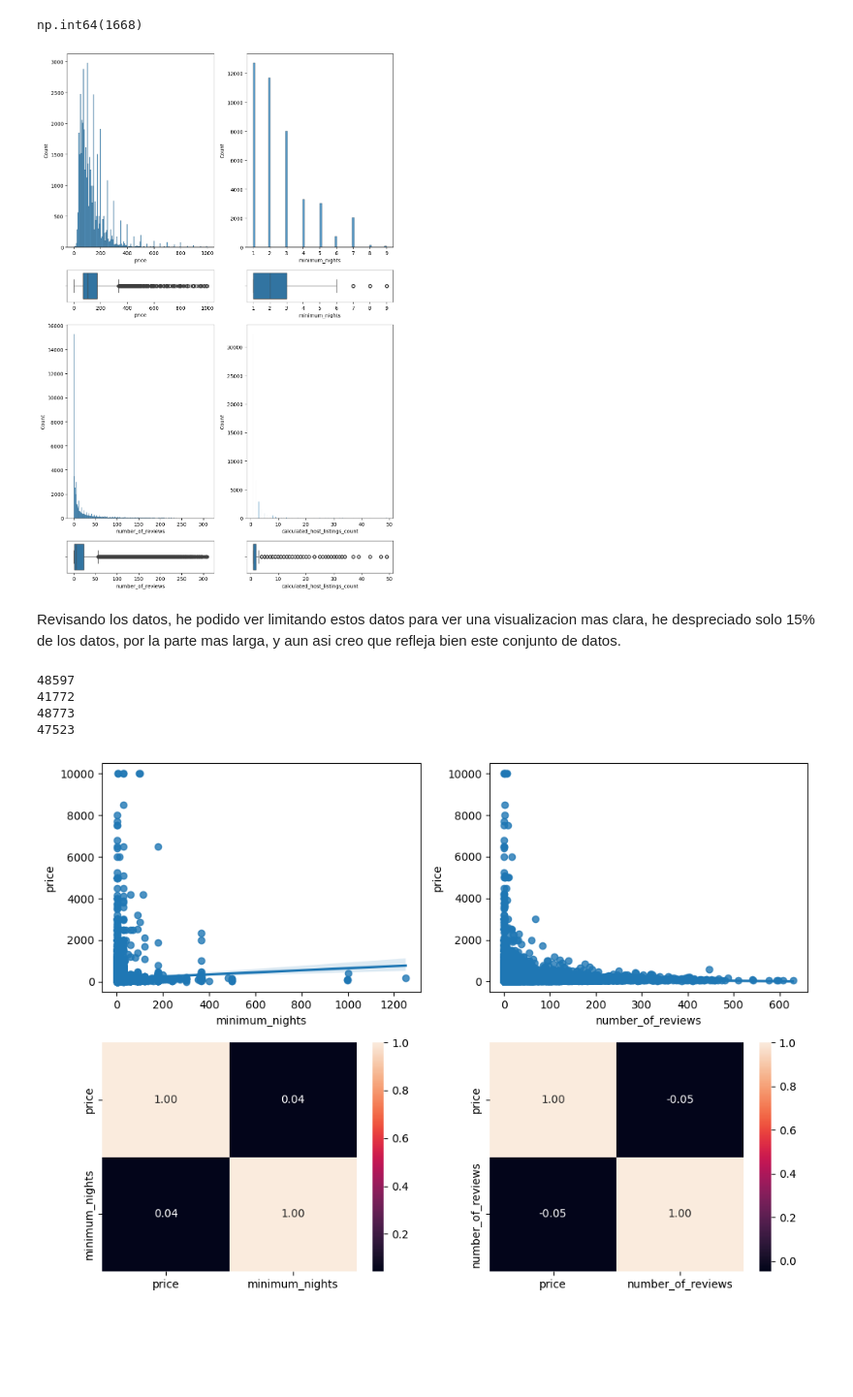
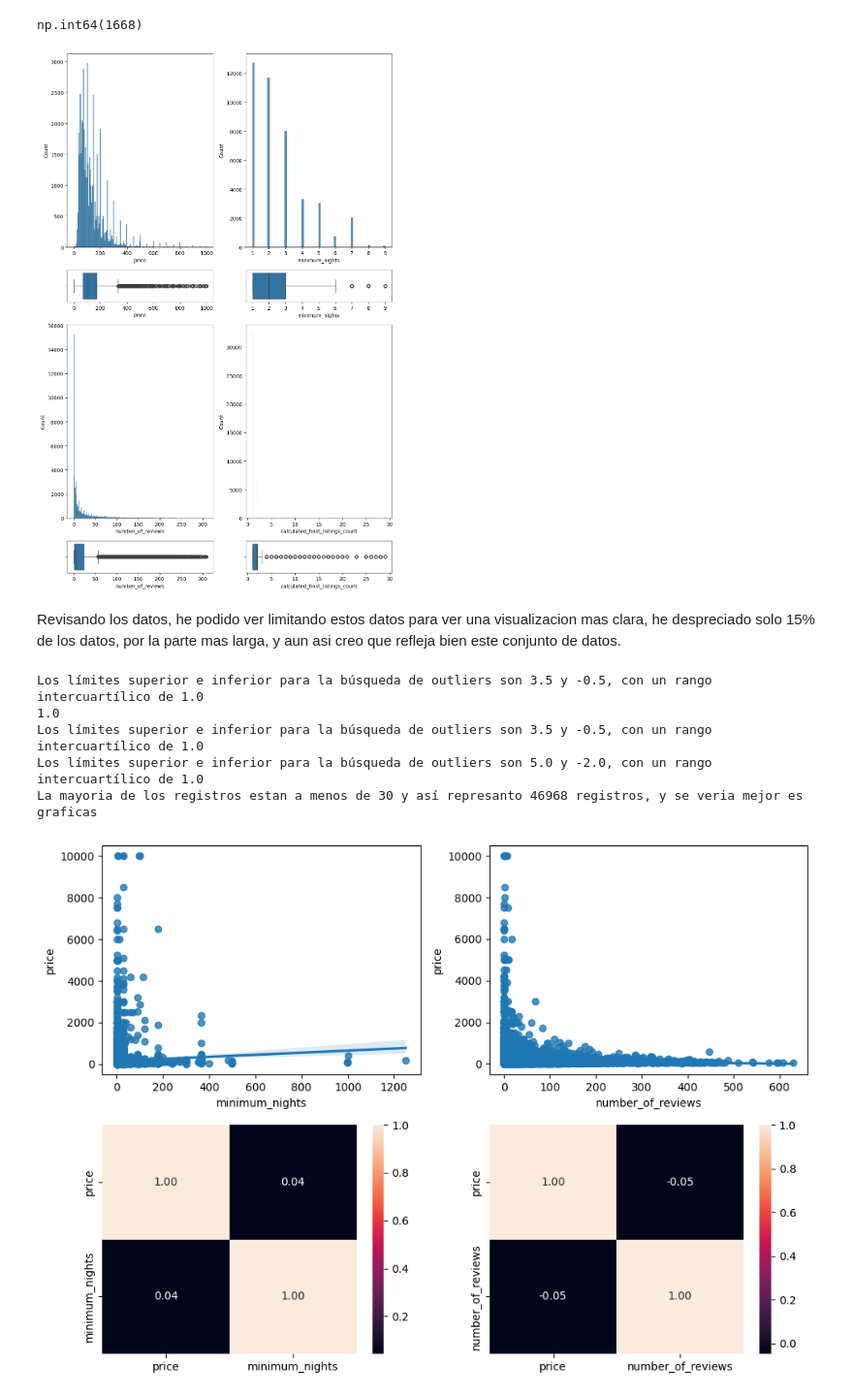
Before and after one commit to 4GeeksAcademy/machine-learning-py-jgg-pr1, a Jupyter notebook: src/explore.ipynb, the cells around one changed output. Shown at 97% size. Drawn from its saved outputs; the diff is of its cells as text; code cells hidden in the pictures; blank space fills up the shorter version.

```diff
--- a/src/explore.ipynb
+++ b/src/explore.ipynb
@@ -162,33 +163,56 @@ np.int64(1668)
 # %%
 fig, axis = plt.subplots(4, 2, figsize = (10, 15), gridspec_kw={'height_ratios': [6, 1,6, 1]})
 
 datosPrecioLimit = datosNY[datosNY['price']<1000]
 sns.histplot(ax = axis[0, 0], data = datosPrecioLimit, x = "price")
 sns.boxplot(ax = axis[1, 0], data = datosPrecioLimit, x = "price")
 datosNochesLimit = datosNY[datosNY['minimum_nights']<10]
 sns.histplot(ax = axis[0, 1], data = datosNochesLimit, x = "minimum_nights")
 sns.boxplot(ax = axis[1, 1], data = datosNochesLimit, x = "minimum_nights")
 datosReviewsLimit = datosNY[datosNY['number_of_reviews']<310]
 sns.histplot(ax = axis[2, 0], data = datosReviewsLimit, x = "number_of_reviews")
 sns.boxplot(ax = axis[3, 0], data = datosReviewsLimit, x = "number_of_reviews")
-datosListadoLimit = datosNY[datosNY['calculated_host_listings_count']<50]
+datosListadoLimit = datosNY[datosNY['calculated_host_listings_count']<30]
 sns.histplot(ax = axis[2, 1], data = datosListadoLimit, x = "calculated_host_listings_count")
 sns.boxplot(ax = axis[3, 1], data = datosListadoLimit, x = "calculated_host_listings_count")
 
 plt.tight_layout()
 
 plt.show()
 # %% [output]
-[figure, old version]
+[figure, new version]
 # %% [markdown]
 Revisando los datos, he podido ver limitando estos datos para ver una visualizacion mas clara, he despreciado solo 15% de los datos, por la parte mas larga, y aun asi creo que refleja bien este conjunto de datos.
-# %%
-print(len(datosNY[datosNY['price']<1000]))
-print(len(datosNochesLimit))
-print(len(datosNY[datosNY['number_of_reviews']<310]))
-print(len(datosNY[datosNY['calculated_host_listings_count']<50]))
-# %% [output]
-48597
-41772
-48773
-47523
+# %%
+statsHostList = datosNY["calculated_host_listings_count"].describe()
+
+statsHostList_iqr = statsHostList["75%"] - statsHostList["25%"]
+upper_limit = statsHostList["75%"] + 1.5 * statsHostList_iqr
+lower_limit = statsHostList["25%"] - 1.5 * statsHostList_iqr
+
+print(f"Los límites superior e inferior para la búsqueda de outliers son {round(upper_limit, 2)} y {round(lower_limit, 2)}, con un rango intercuartílico de {round(statsHostList_iqr, 2)}")
+
+Q1 = datosNY['calculated_host_listings_count'].quantile(0.25)
+Q3 = datosNY['calculated_host_listings_count'].quantile(0.75)
+IQR = Q3 - Q1
+
+print(IQR)
+# Definir los límites inferior y superior
+lower_limitQ1 = Q1 - 1.5 * IQR
+upper_limitQ3 = Q3 + 1.5 * IQR
+
+print(f"Los límites superior e inferior para la búsqueda de outliers son {round(upper_limitQ3, 2)} y {round(lower_limitQ1, 2)}, con un rango intercuartílico de {round(IQR, 2)}")
+
+# Definir los límites inferior y superior
+lower_limitMas = Q1 - 3 * IQR
+upper_limitMenos = Q3 + 3 * IQR
+
+print(f"Los límites superior e inferior para la búsqueda de outliers son {round(upper_limitMenos, 2)} y {round(lower_limitMas, 2)}, con un rango intercuartílico de {round(IQR, 2)}")
+
+print(f"La mayoria de los registros estan a menos de 30 y así represanto {len(datosNY[datosNY['calculated_host_listings_count']<30])} registros, y se veria mejor es graficas")
+# %% [output]
+Los límites superior e inferior para la búsqueda de outliers son 3.5 y -0.5, con un rango intercuartílico de 1.0
+1.0
+Los límites superior e inferior para la búsqueda de outliers son 3.5 y -0.5, con un rango intercuartílico de 1.0
+Los límites superior e inferior para la búsqueda de outliers son 5.0 y -2.0, con un rango intercuartílico de 1.0
+La mayoria de los registros estan a menos de 30 y así represanto 46968 registros, y se veria mejor es graficas
```
Also changed, not shown: parts of 16 cells of this notebook.
